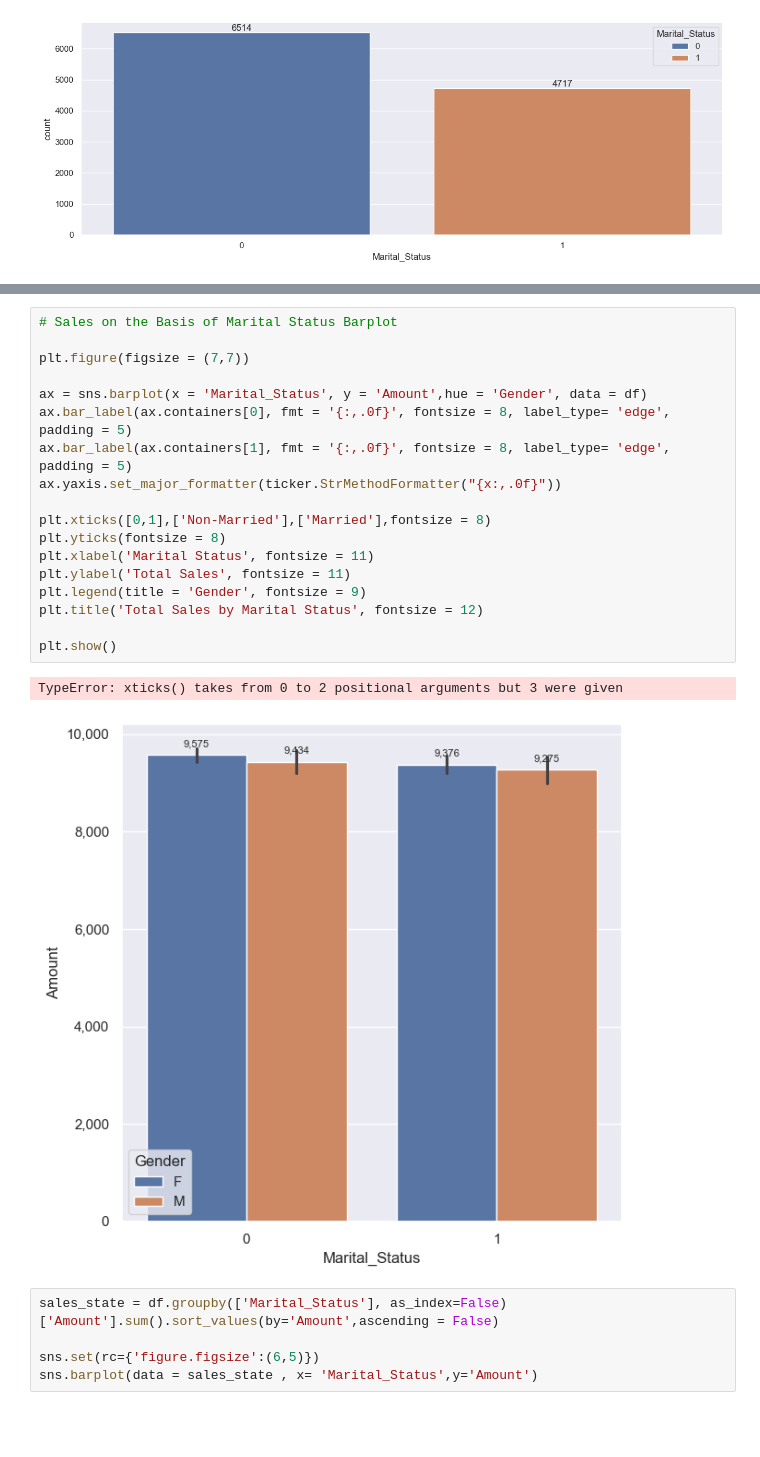
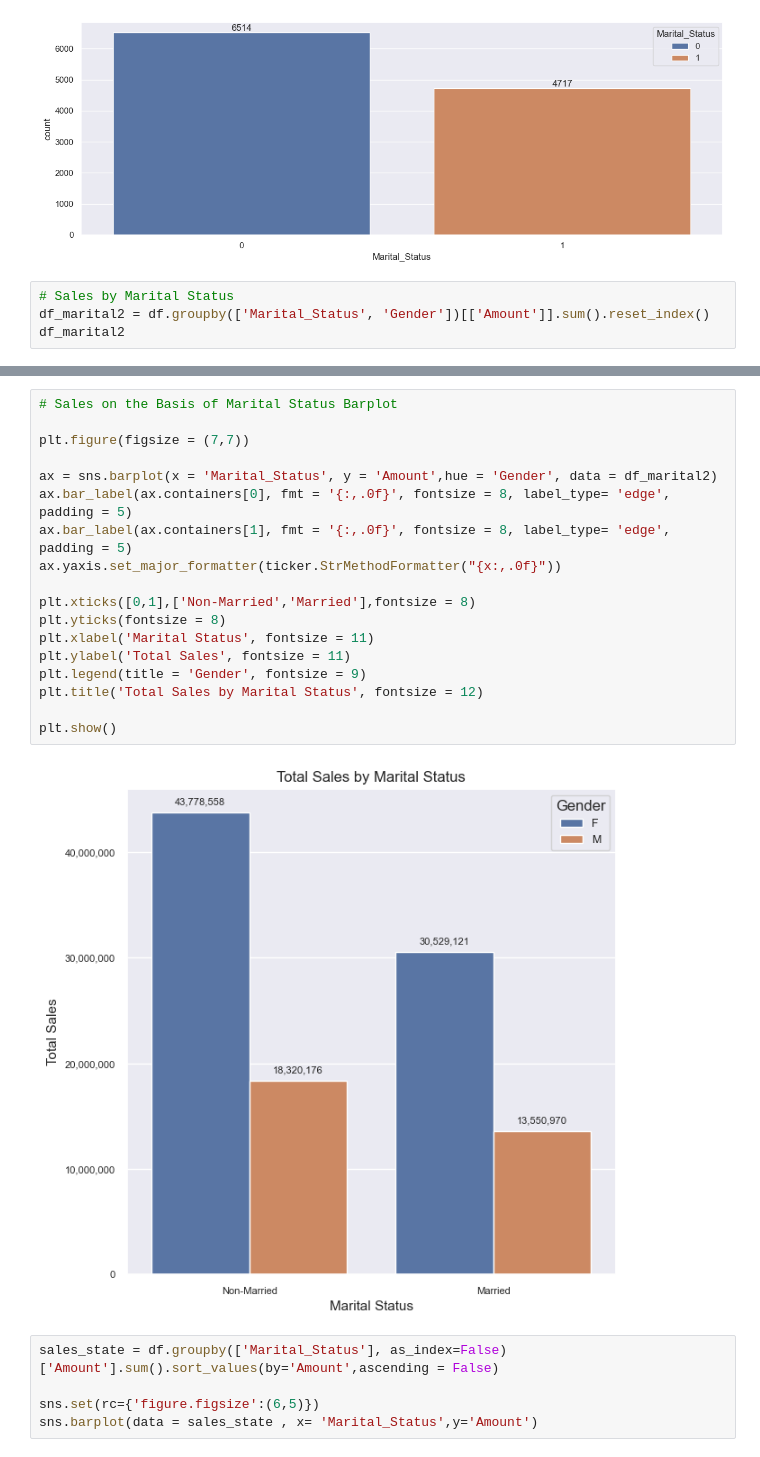
Before and after one commit to RichaSinghhh/Diwali-Sales-Analysis, a Jupyter notebook: Diwali Sales.ipynb, the cells around one changed output, grey strips where cells are left out. Cells and saved outputs as stored; diff of their text form; blank space fills up the shorter version.

```diff
--- a/Diwali Sales.ipynb
+++ b/Diwali Sales.ipynb
@@ -322,3 +362,7 @@ for bars in ax.containers:
     ax.bar_label(bars)
 # %% [output]
 [figure]
+# %%
+# Sales by Marital Status
+df_marital2 = df.groupby(['Marital_Status', 'Gender'])[['Amount']].sum().reset_index()
+df_marital2
@@ -325,24 +375,23 @@ for bars in ax.containers:
 # %%
 # Sales on the Basis of Marital Status Barplot
 
 plt.figure(figsize = (7,7))
 
-ax = sns.barplot(x = 'Marital_Status', y = 'Amount',hue = 'Gender', data = df)
+ax = sns.barplot(x = 'Marital_Status', y = 'Amount',hue = 'Gender', data = df_marital2)
 ax.bar_label(ax.containers[0], fmt = '{:,.0f}', fontsize = 8, label_type= 'edge', padding = 5)
 ax.bar_label(ax.containers[1], fmt = '{:,.0f}', fontsize = 8, label_type= 'edge', padding = 5)
 ax.yaxis.set_major_formatter(ticker.StrMethodFormatter("{x:,.0f}"))
 
-plt.xticks([0,1],['Non-Married'],['Married'],fontsize = 8)
+plt.xticks([0,1],['Non-Married','Married'],fontsize = 8)
 plt.yticks(fontsize = 8)
 plt.xlabel('Marital Status', fontsize = 11)
 plt.ylabel('Total Sales', fontsize = 11)
 plt.legend(title = 'Gender', fontsize = 9)
 plt.title('Total Sales by Marital Status', fontsize = 12)
 
 plt.show()
 # %% [output]
-TypeError: xticks() takes from 0 to 2 positional arguments but 3 were given
-[figure, old version]
+[figure, new version]
 # %%
 sales_state = df.groupby(['Marital_Status'], as_index=False)['Amount'].sum().sort_values(by='Amount',ascending = False)
 
```
Also changed, not shown: parts of 32 cells of this notebook.
